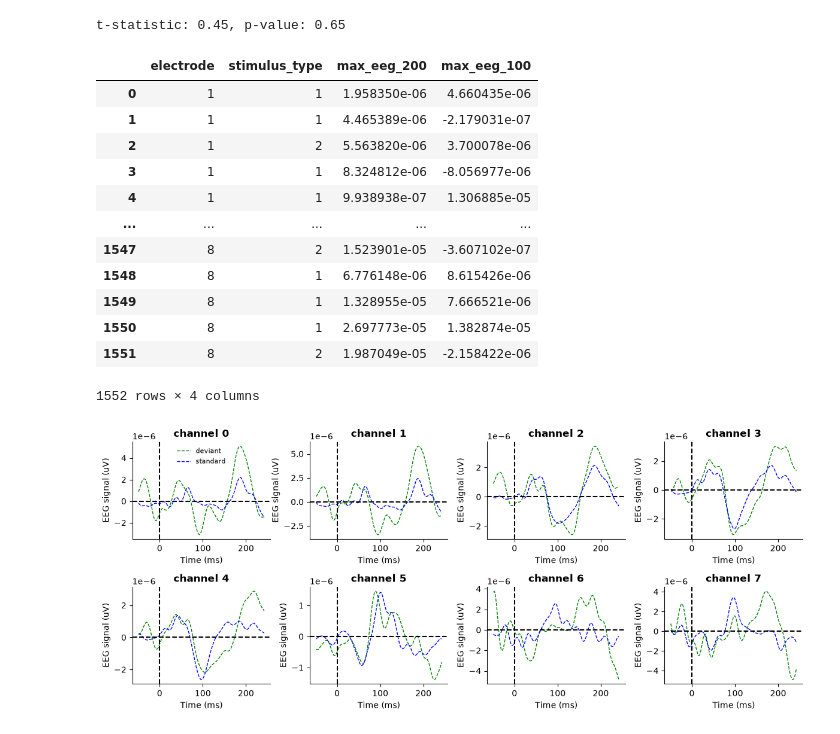
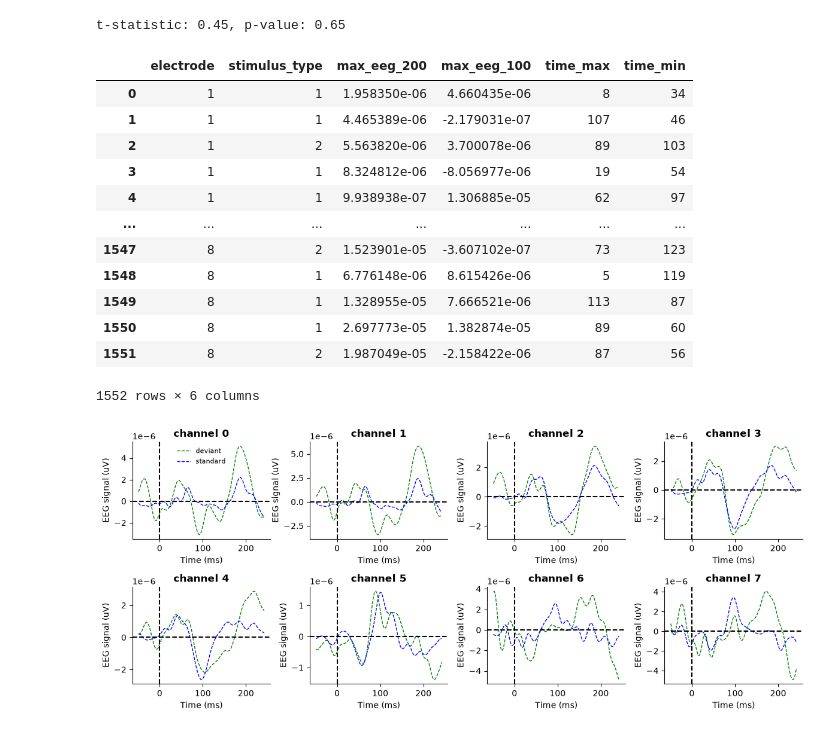
Before and after one commit to nicolascatz/M1_EEG_Project, a Jupyter notebook: scripts/DA1_TD1_Garrido_from_process_to_analysis_students.ipynb, the cells around one changed output. Cells and saved outputs as stored; diff of their text form; code cells hidden in the pictures.

```diff
--- a/scripts/DA1_TD1_Garrido_from_process_to_analysis_students.ipynb
+++ b/scripts/DA1_TD1_Garrido_from_process_to_analysis_students.ipynb
@@ -426,36 +424,41 @@ t-statistic: 0.45, p-value: 0.65
 # %%
 # here we create a NEW DataFrame to store the maximum values for each channel and stimulus type,
 
 dfs = []
 # create an empty DataFrame with the specified columns to store the maximum values for each channel and stimulus type
 for i_ch in range(8): # loop over the 8 channels
 
     max_100=eeg_aligned_all[i_ch][:,70:80].max(axis=1).tolist()
     max_200=eeg_aligned_all[i_ch][:,100:125].max(axis=1).tolist()
+    time_peaks=np.argmax(eeg_aligned_all[i_ch][:,25:],axis=1)
+    time_min=np.argmin(eeg_aligned_all[i_ch][:,25:],axis=1)
+
 
 
     electrode=np.full(stimulus_events.shape[0], i_ch+1) # create an array with the electrode number for each epoch
     dfs.append(pd.DataFrame({'electrode': electrode,
                              'stimulus_type': stimulus_events[:, 1],
                              'max_eeg_200': max_200,
-                             'max_eeg_100': max_100}))
+                             'max_eeg_100': max_100,
+                             'time_max': time_peaks,
+                             'time_min': time_min}))
 
 df2=pd.concat(dfs, ignore_index=True) # concatenate the new DataFrame with the existing one to store the maximum values for each channel and stimulus type
 df2
 # %% [output]
-|  | electrode | stimulus_type | max_eeg_200 | max_eeg_100 |
-| 0 | 1 | 1 | 1.958350e-06 | 4.660435e-06 |
-| 1 | 1 | 1 | 4.465389e-06 | -2.179031e-07 |
-| 2 | 1 | 2 | 5.563820e-06 | 3.700078e-06 |
-| 3 | 1 | 1 | 8.324812e-06 | -8.056977e-06 |
-| 4 | 1 | 1 | 9.938938e-07 | 1.306885e-05 |
-| ... | ... | ... | ... | ... |
-| 1547 | 8 | 2 | 1.523901e-05 | -3.607102e-07 |
-| 1548 | 8 | 1 | 6.776148e-06 | 8.615426e-06 |
-| 1549 | 8 | 1 | 1.328955e-05 | 7.666521e-06 |
-| 1550 | 8 | 1 | 2.697773e-05 | 1.382874e-05 |
-| 1551 | 8 | 2 | 1.987049e-05 | -2.158422e-06 |
+|  | electrode | stimulus_type | max_eeg_200 | max_eeg_100 | time_max | time_min |
+| 0 | 1 | 1 | 1.958350e-06 | 4.660435e-06 | 8 | 34 |
+| 1 | 1 | 1 | 4.465389e-06 | -2.179031e-07 | 107 | 46 |
+| 2 | 1 | 2 | 5.563820e-06 | 3.700078e-06 | 89 | 103 |
+| 3 | 1 | 1 | 8.324812e-06 | -8.056977e-06 | 19 | 54 |
+| 4 | 1 | 1 | 9.938938e-07 | 1.306885e-05 | 62 | 97 |
+| ... | ... | ... | ... | ... | ... | ... |
+| 1547 | 8 | 2 | 1.523901e-05 | -3.607102e-07 | 73 | 123 |
+| 1548 | 8 | 1 | 6.776148e-06 | 8.615426e-06 | 5 | 119 |
+| 1549 | 8 | 1 | 1.328955e-05 | 7.666521e-06 | 113 | 87 |
+| 1550 | 8 | 1 | 2.697773e-05 | 1.382874e-05 | 89 | 60 |
+| 1551 | 8 | 2 | 1.987049e-05 | -2.158422e-06 | 87 | 56 |
-1552 rows × 4 columns
+1552 rows × 6 columns
 # %%
 import scipy.stats as stats
 
```
Also changed, not shown: parts of 6 cells of this notebook, 1 other file.
